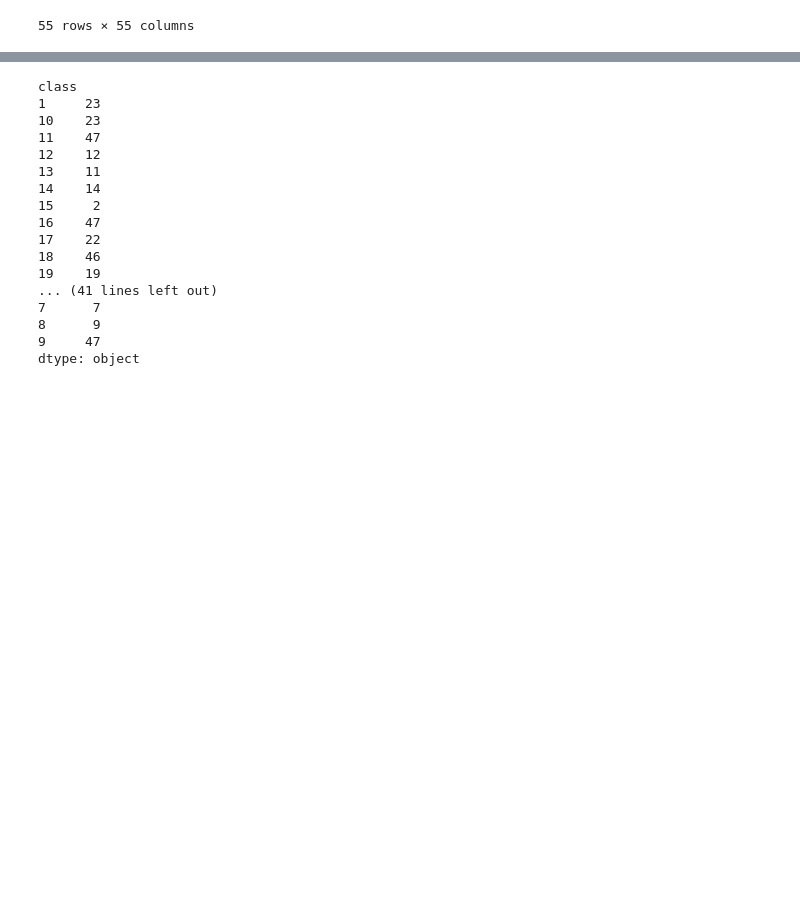
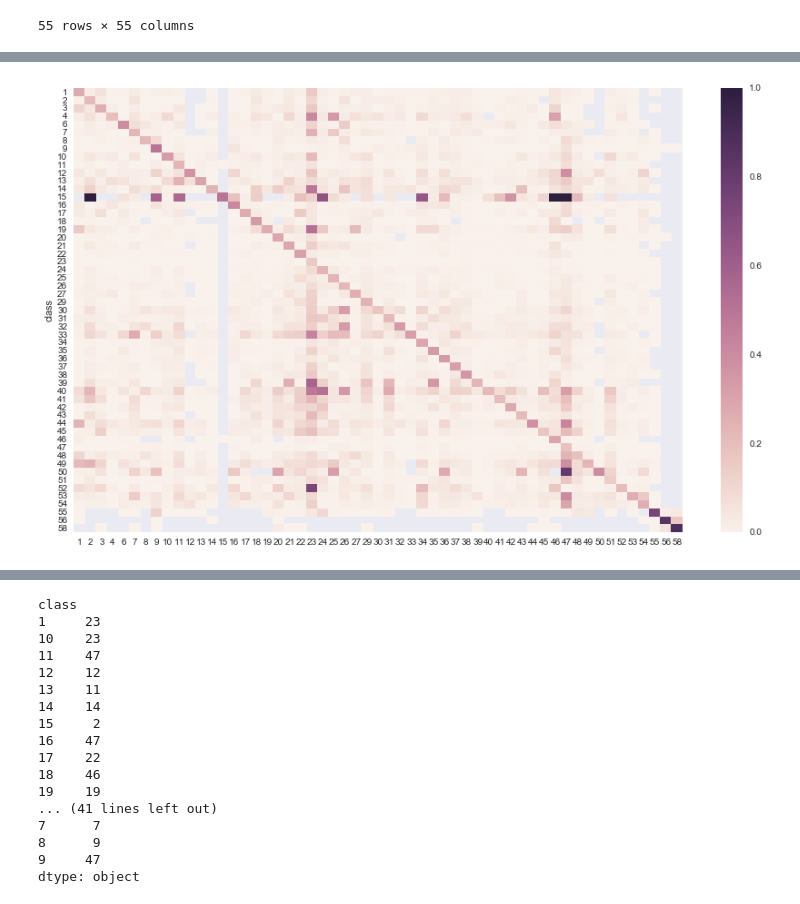
Before and after one commit to Azure/fast_retraining, a Jupyter notebook: experiments/xgboost_model.ipynb, the cells around one changed output, grey strips where cells are left out. Cells and saved outputs as stored; diff of their text form; code cells hidden in the pictures; blank space fills up the shorter version.

```diff
--- a/experiments/xgboost_model.ipynb
+++ b/experiments/xgboost_model.ipynb
@@ -121,3 +155,8 @@ confusion_matrix
 | 8 | 24.0 | 41.0 | 221.0 | 65.0 | 18.0 | 37.0 | NaN | 312.0 | 70.0 | 1.0 | ... | ... |
 | 9 | 64.0 | 64.0 | 627.0 | 145.0 | 193.0 | 358.0 | NaN | 2483.0 | 198.0 | 28.0 | ... | ... |
 55 rows × 55 columns
+# %%
+confusion_matrix.index = confusion_matrix.index.astype(int)
+confusion_matrix.columns = confusion_matrix.columns.astype(int)
+# %%
+confusion_matrix = confusion_matrix.sort_index().sort_index(axis=1)
@@ -123,0 +203,3 @@ confusion_matrix
+# %%
+cm_percent = confusion_matrix.div(confusion_matrix.sum(axis=0), axis=0)
+cm_percent
@@ -123,0 +228,5 @@ confusion_matrix
+# %%
+plt.figure(figsize=(15,9))
+ax = seaborn.heatmap(cm_percent, vmin=0, vmax=1)
+# %% [output]
+[figure, added]
```
Also changed, not shown: parts of 20 cells of this notebook, 1 other file.
